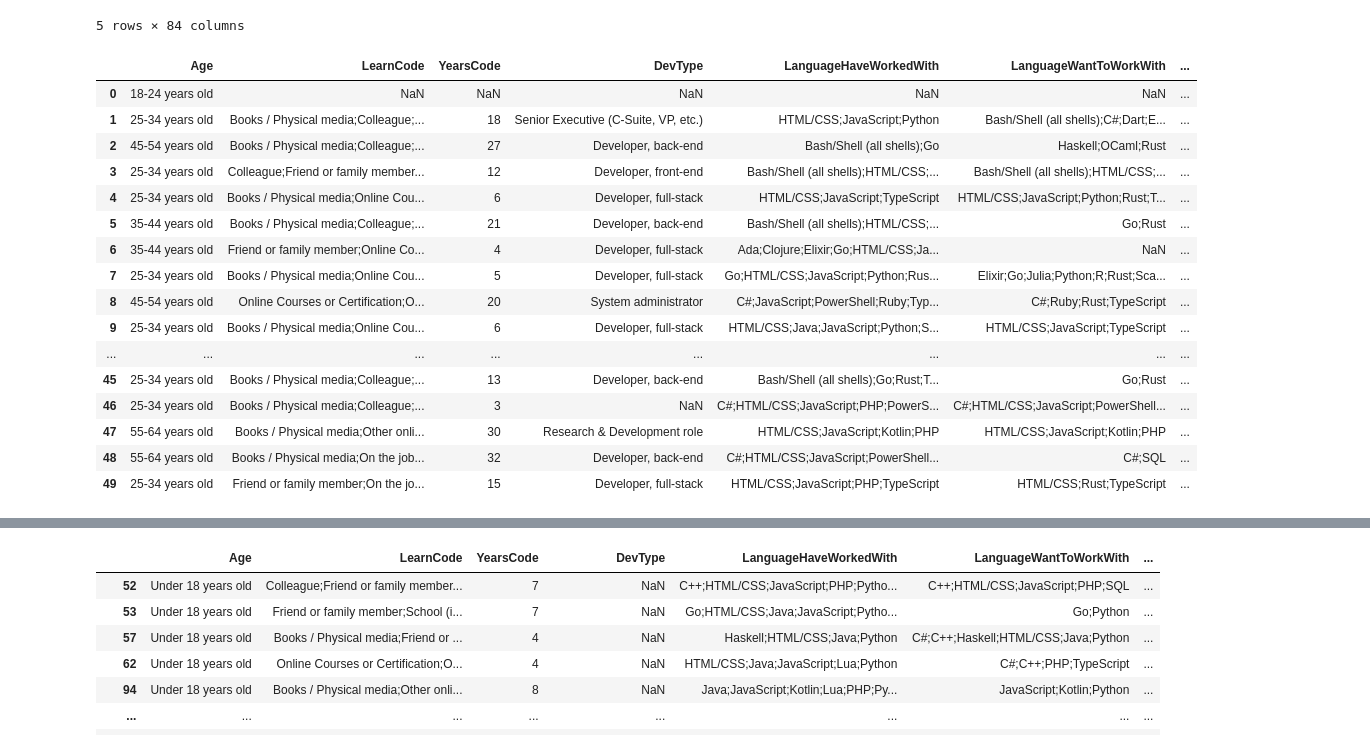
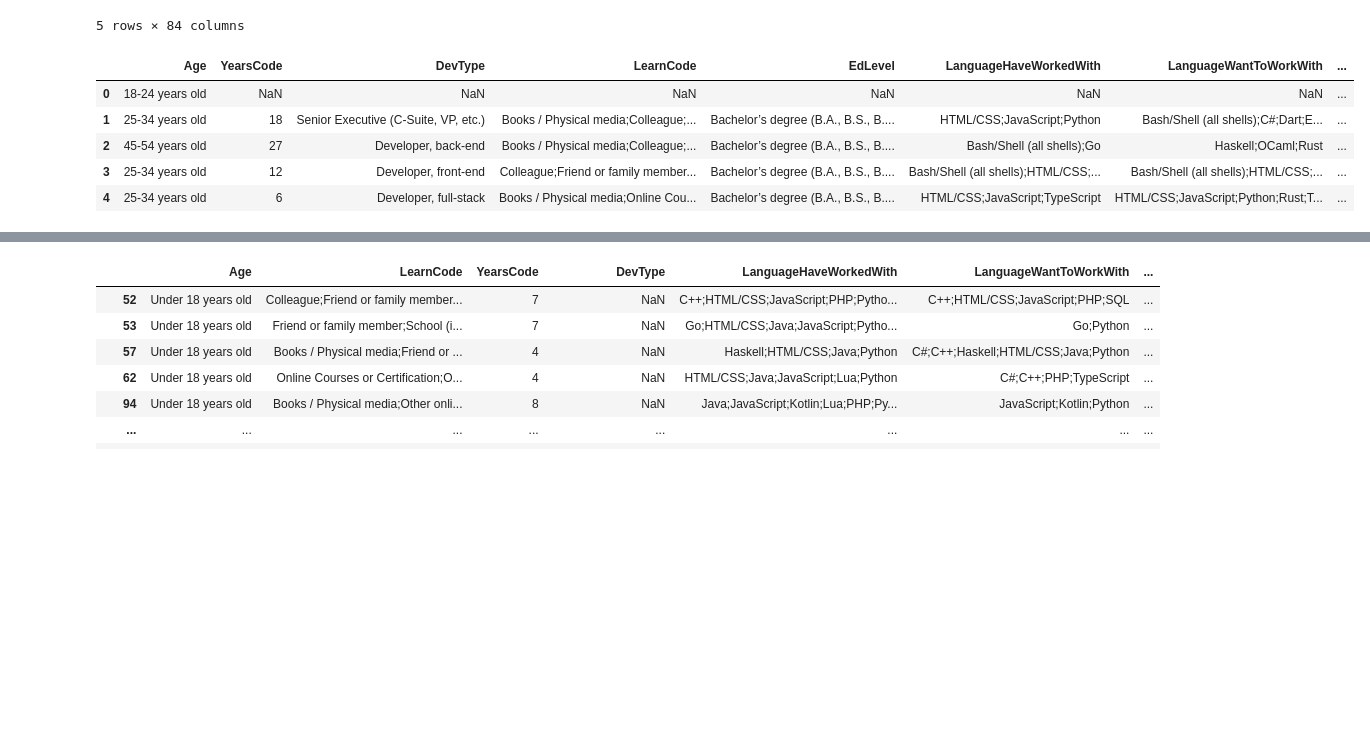
Before and after one commit to LBLBLBLBLBLB/data-analytics, a Jupyter notebook: task1/task1.ipynb, the cells around one changed output, grey strips where cells are left out. Cells and saved outputs as stored; diff of their text form; code cells hidden in the pictures; blank space fills up the shorter version.

```diff
--- a/task1/task1.ipynb
+++ b/task1/task1.ipynb
@@ -12,26 +11,15 @@ df.head()
 | 4 | 5 | I agree | I am a developer by profession | 25-34 years old | Employed, full-time;Independent c... | Remote | Hobby;Contribute to open-source p... | Bachelor’s degree (B.A., B.S., B.... | ... |
 5 rows × 84 columns
 # %%
-# konkretuli svetisa da striqonis gamotana
-selected_data = df[['Age','YearsCode','DevType','LearnCode','EdLevel','LanguageHaveWorkedWith',
+# კონკრეტული სვეტებისა და სტრიქონების გამოტანა
+selected_data = df[['Age','YearsCode','DevType','LearnCode','EdLevel','LanguageHaveWorkedWith', 'LanguageWantToWorkWith',
                     'ConvertedCompYearly']]
 selected_data.head()
 # %% [output]
-|  | Age | LearnCode | YearsCode | DevType | LanguageHaveWorkedWith | LanguageWantToWorkWith | ... |
-| 0 | 18-24 years old | NaN | NaN | NaN | NaN | NaN | ... |
-| 1 | 25-34 years old | Books / Physical media;Colleague;... | 18 | Senior Executive (C-Suite, VP, etc.) | HTML/CSS;JavaScript;Python | Bash/Shell (all shells);C#;Dart;E... | ... |
-| 2 | 45-54 years old | Books / Physical media;Colleague;... | 27 | Developer, back-end | Bash/Shell (all shells);Go | Haskell;OCaml;Rust | ... |
-| 3 | 25-34 years old | Colleague;Friend or family member... | 12 | Developer, front-end | Bash/Shell (all shells);HTML/CSS;... | Bash/Shell (all shells);HTML/CSS;... | ... |
-| 4 | 25-34 years old | Books / Physical media;Online Cou... | 6 | Developer, full-stack | HTML/CSS;JavaScript;TypeScript | HTML/CSS;JavaScript;Python;Rust;T... | ... |
-| 5 | 35-44 years old | Books / Physical media;Colleague;... | 21 | Developer, back-end | Bash/Shell (all shells);HTML/CSS;... | Go;Rust | ... |
-| 6 | 35-44 years old | Friend or family member;Online Co... | 4 | Developer, full-stack | Ada;Clojure;Elixir;Go;HTML/CSS;Ja... | NaN | ... |
-| 7 | 25-34 years old | Books / Physical media;Online Cou... | 5 | Developer, full-stack | Go;HTML/CSS;JavaScript;Python;Rus... | Elixir;Go;Julia;Python;R;Rust;Sca... | ... |
-| 8 | 45-54 years old | Online Courses or Certification;O... | 20 | System administrator | C#;JavaScript;PowerShell;Ruby;Typ... | C#;Ruby;Rust;TypeScript | ... |
-| 9 | 25-34 years old | Books / Physical media;Online Cou... | 6 | Developer, full-stack | HTML/CSS;Java;JavaScript;Python;S... | HTML/CSS;JavaScript;TypeScript | ... |
-| ... | ... | ... | ... | ... | ... | ... | ... |
-| 45 | 25-34 years old | Books / Physical media;Colleague;... | 13 | Developer, back-end | Bash/Shell (all shells);Go;Rust;T... | Go;Rust | ... |
-| 46 | 25-34 years old | Books / Physical media;Colleague;... | 3 | NaN | C#;HTML/CSS;JavaScript;PHP;PowerS... | C#;HTML/CSS;JavaScript;PowerShell... | ... |
-| 47 | 55-64 years old | Books / Physical media;Other onli... | 30 | Research & Development role | HTML/CSS;JavaScript;Kotlin;PHP | HTML/CSS;JavaScript;Kotlin;PHP | ... |
-| 48 | 55-64 years old | Books / Physical media;On the job... | 32 | Developer, back-end | C#;HTML/CSS;JavaScript;PowerShell... | C#;SQL | ... |
-| 49 | 25-34 years old | Friend or family member;On the jo... | 15 | Developer, full-stack | HTML/CSS;JavaScript;PHP;TypeScript | HTML/CSS;Rust;TypeScript | ... |
+|  | Age | YearsCode | DevType | LearnCode | EdLevel | LanguageHaveWorkedWith | LanguageWantToWorkWith | ... |
+| 0 | 18-24 years old | NaN | NaN | NaN | NaN | NaN | NaN | ... |
+| 1 | 25-34 years old | 18 | Senior Executive (C-Suite, VP, etc.) | Books / Physical media;Colleague;... | Bachelor’s degree (B.A., B.S., B.... | HTML/CSS;JavaScript;Python | Bash/Shell (all shells);C#;Dart;E... | ... |
+| 2 | 45-54 years old | 27 | Developer, back-end | Books / Physical media;Colleague;... | Bachelor’s degree (B.A., B.S., B.... | Bash/Shell (all shells);Go | Haskell;OCaml;Rust | ... |
+| 3 | 25-34 years old | 12 | Developer, front-end | Colleague;Friend or family member... | Bachelor’s degree (B.A., B.S., B.... | Bash/Shell (all shells);HTML/CSS;... | Bash/Shell (all shells);HTML/CSS;... | ... |
+| 4 | 25-34 years old | 6 | Developer, full-stack | Books / Physical media;Online Cou... | Bachelor’s degree (B.A., B.S., B.... | HTML/CSS;JavaScript;TypeScript | HTML/CSS;JavaScript;Python;Rust;T... | ... |
 # %%
```
Also changed, not shown: parts of 7 cells of this notebook, 2 other files.
